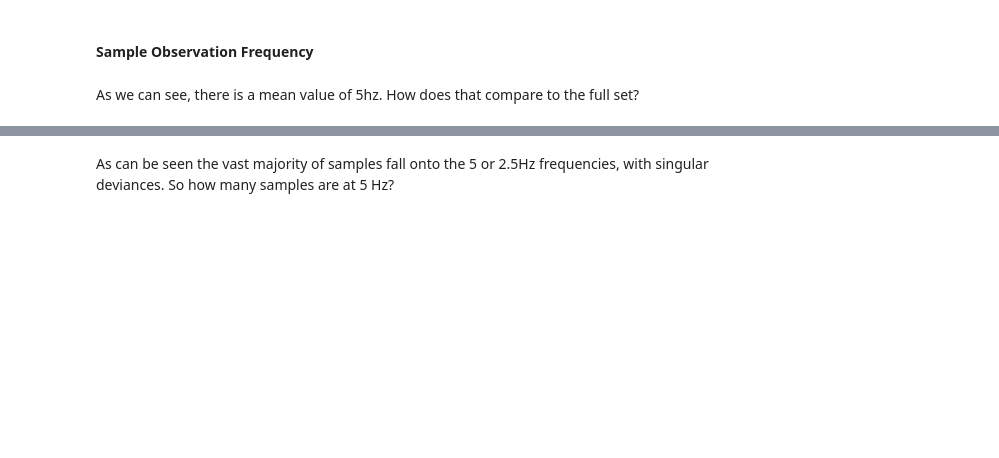
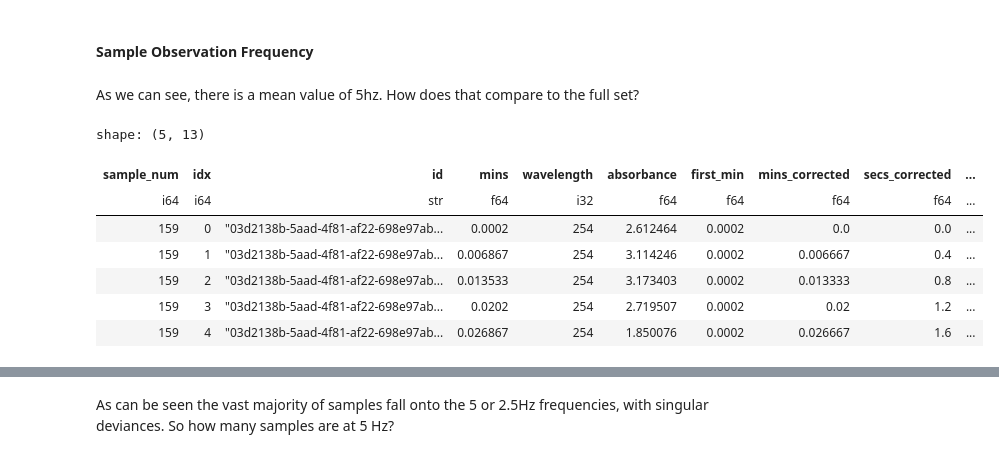
Before and after one commit to jonathanstathakis/pca_analysis, a Jupyter notebook: pca_analysis/experiments/notebooks/experiments/finding_outliers_by_idx.ipynb, the cells around one changed output, grey strips where cells are left out. Cells and saved outputs as stored; diff of their text form; code cells hidden in the pictures; blank space fills up the shorter version.

```diff
--- a/pca_analysis/experiments/notebooks/experiments/finding_outliers_by_idx.ipynb
+++ b/pca_analysis/experiments/notebooks/experiments/finding_outliers_by_idx.ipynb
@@ -12,7 +26,7 @@ import polars as pl
 
 db_path = "/Users/jonathan/mres_thesis/wine_analysis_hplc_uv/wines.db"
 
-con = db.connect(db_path)
+con = db.connect(db_path, read_only=True)
 # %% [markdown]
 ## What is typical length of a Sample?
 
@@ -222,21 +322,35 @@ del sample_87
 As we can see, there is a mean value of 5hz. How does that compare to the full set?
 # %%
 nm_254_diff_hz = con.sql(
-    """
+    """--sql
+    WITH with_secs_corrected AS (
+
+    SELECT
+        *,
+        (mins - first(mins) OVER (PARTITION BY id ORDER BY idx))*60 as secs_corrected_x,
+        --1/diff as hz
     FROM
-        nm_254
-    JOIN
-        pbl.sample_metadata
-    USING
-        (id)
+        dataset_eda.nm_254
+    )
     SELECT
-        sample_num,
-        idx,
-        secs_corrected - lag(secs_corrected) OVER (PARTITION BY id ORDER BY idx) as diff,
+        *,
+        secs_corrected_x - lag(secs_corrected_x) OVER ( PARTITION BY id ORDER BY idx) as diff,
         1/diff as hz
+    FROM
+        with_secs_corrected
+
     """
 )
 nm_254_diff_hz.pl().head()
+# %% [output]
+shape: (5, 13)
+| sample_num | idx | id | mins | wavelength | absorbance | first_min | mins_corrected | secs_corrected | ... |
+| i64 | i64 | str | f64 | i32 | f64 | f64 | f64 | f64 | ... |
+| 159 | 0 | "03d2138b-5aad-4f81-af22-698e97ab... | 0.0002 | 254 | 2.612464 | 0.0002 | 0.0 | 0.0 | ... |
+| 159 | 1 | "03d2138b-5aad-4f81-af22-698e97ab... | 0.006867 | 254 | 3.114246 | 0.0002 | 0.006667 | 0.4 | ... |
+| 159 | 2 | "03d2138b-5aad-4f81-af22-698e97ab... | 0.013533 | 254 | 3.173403 | 0.0002 | 0.013333 | 0.8 | ... |
+| 159 | 3 | "03d2138b-5aad-4f81-af22-698e97ab... | 0.0202 | 254 | 2.719507 | 0.0002 | 0.02 | 1.2 | ... |
+| 159 | 4 | "03d2138b-5aad-4f81-af22-698e97ab... | 0.026867 | 254 | 1.850076 | 0.0002 | 0.026667 | 1.6 | ... |
 # %%
 sns.scatterplot(nm_254_diff_hz.pl().cast({'sample_num': str}), x='idx', y='hz', hue='sample_num', legend=False)
 plt.title("hz vs. idx per sample")
```
Also changed, not shown: parts of 21 cells of this notebook, 11 other files.
